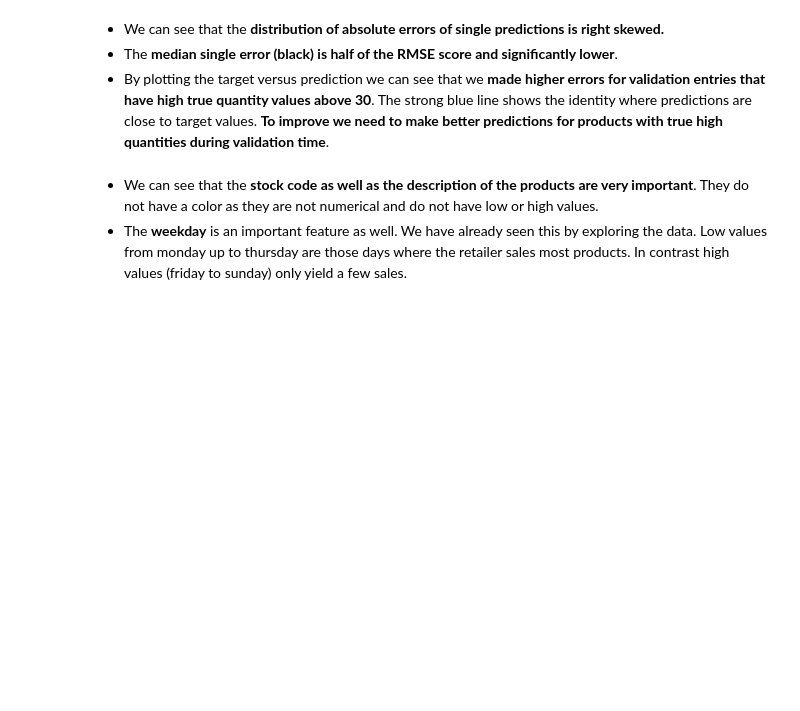
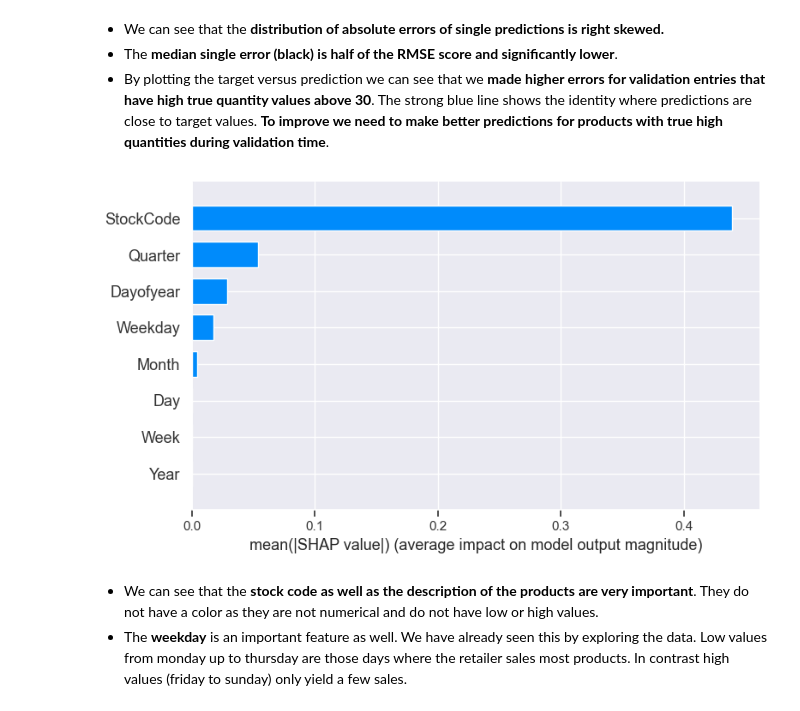
Before and after one commit to roshankahaneDSAI/Online_Retail_Sales_Forecast, a Jupyter notebook: research/e-commerce-sales-forecast.ipynb, the cells around one changed output. Saved outputs shown, nothing was run; the diff lists cells and outputs as text; code cells hidden in the pictures; blank space fills up the shorter version.

```diff
--- a/research/e-commerce-sales-forecast.ipynb
+++ b/research/e-commerce-sales-forecast.ipynb
@@ -1077,3 +1075,7 @@ This value is high, but as already mentioned the RSME is influenced by outliers
+# %%
+model.show_importances()
+# %% [output]
+[figure, added]
 # %% [markdown]
 * We can see that the **stock code as well as the description of the products are very important**. They do not have a color as they are not numerical and do not have low or high values.
 * The **weekday** is an important feature as well. We have already seen this by exploring the data. Low values from monday up to thursday are those days where the retailer sales most products. In contrast high values (friday to sunday) only yield a few sales.
```
Also changed, not shown: parts of 17 cells of this notebook.
